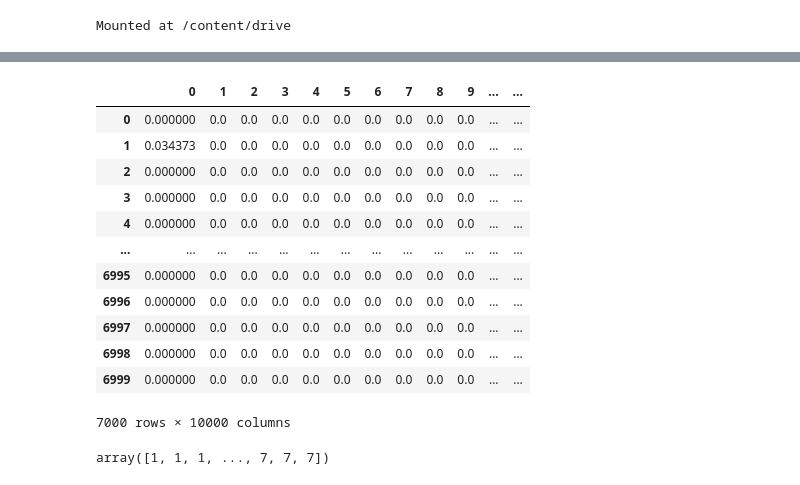
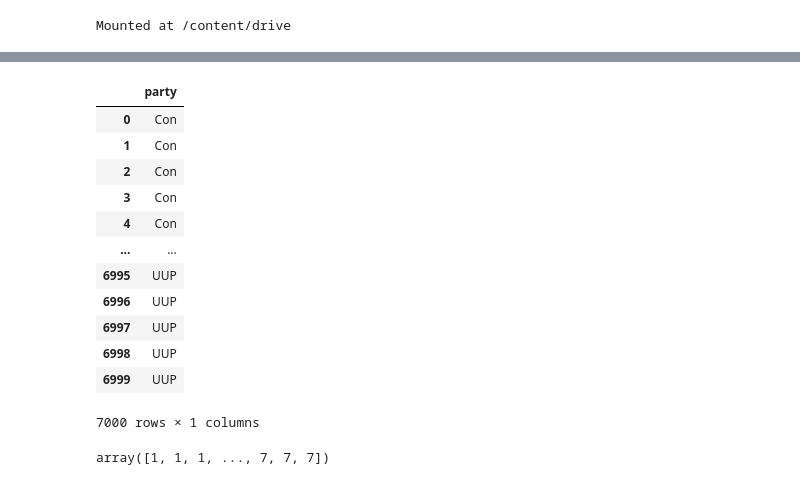
Before and after one commit to szaboildi/uk-pol-speech-classifier, a Jupyter notebook: notebooks/THL_model_svm.ipynb, the cells around one changed output, grey strips where cells are left out. Saved outputs shown, nothing was run; the diff lists cells and outputs as text; code cells hidden in the pictures.

```diff
--- a/notebooks/THL_model_svm.ipynb
+++ b/notebooks/THL_model_svm.ipynb
@@ -19,6 +19,6 @@ from sklearn.neighbors import KNeighborsClassifier
 from scipy.stats import uniform, randint
 # %%
 # Loading data
-X = pd.read_csv("~/code/uk-pol-speech-classifier/notebooks/features_1000sample_400min_600cutoff.csv")
-y = pd.read_csv("~/code/uk-pol-speech-classifier/notebooks/target_1000sample_400min_600cutoff.csv")
+X = pd.read_csv("/home/hailinh/code/szaboildi/uk-pol-speech-classifier/processed_data/features_1000sample_400min_600cutoff_tfidf.csv")
+y = pd.read_csv("/home/hailinh/code/szaboildi/uk-pol-speech-classifier/processed_data/target_1000sample_400min_600cutoff_tfidf.csv")
 # %%
@@ -26,18 +40,18 @@ X = X.drop(columns="Unnamed: 0")
 # %%
-X
+y
 # %% [output]
-|  | 0 | 1 | 2 | 3 | 4 | 5 | 6 | 7 | 8 | 9 | ... | ... |
-| 0 | 0.000000 | 0.0 | 0.0 | 0.0 | 0.0 | 0.0 | 0.0 | 0.0 | 0.0 | 0.0 | ... | ... |
-| 1 | 0.034373 | 0.0 | 0.0 | 0.0 | 0.0 | 0.0 | 0.0 | 0.0 | 0.0 | 0.0 | ... | ... |
-| 2 | 0.000000 | 0.0 | 0.0 | 0.0 | 0.0 | 0.0 | 0.0 | 0.0 | 0.0 | 0.0 | ... | ... |
-| 3 | 0.000000 | 0.0 | 0.0 | 0.0 | 0.0 | 0.0 | 0.0 | 0.0 | 0.0 | 0.0 | ... | ... |
-| 4 | 0.000000 | 0.0 | 0.0 | 0.0 | 0.0 | 0.0 | 0.0 | 0.0 | 0.0 | 0.0 | ... | ... |
-| ... | ... | ... | ... | ... | ... | ... | ... | ... | ... | ... | ... | ... |
-| 6995 | 0.000000 | 0.0 | 0.0 | 0.0 | 0.0 | 0.0 | 0.0 | 0.0 | 0.0 | 0.0 | ... | ... |
-| 6996 | 0.000000 | 0.0 | 0.0 | 0.0 | 0.0 | 0.0 | 0.0 | 0.0 | 0.0 | 0.0 | ... | ... |
-| 6997 | 0.000000 | 0.0 | 0.0 | 0.0 | 0.0 | 0.0 | 0.0 | 0.0 | 0.0 | 0.0 | ... | ... |
-| 6998 | 0.000000 | 0.0 | 0.0 | 0.0 | 0.0 | 0.0 | 0.0 | 0.0 | 0.0 | 0.0 | ... | ... |
-| 6999 | 0.000000 | 0.0 | 0.0 | 0.0 | 0.0 | 0.0 | 0.0 | 0.0 | 0.0 | 0.0 | ... | ... |
+|  | party |
+| 0 | Con |
+| 1 | Con |
+| 2 | Con |
+| 3 | Con |
+| 4 | Con |
+| ... | ... |
+| 6995 | UUP |
+| 6996 | UUP |
+| 6997 | UUP |
+| 6998 | UUP |
+| 6999 | UUP |
-7000 rows × 10000 columns
+7000 rows × 1 columns
 # %%
 # Convert one-hot encoded target array back to class labels
```
Also changed, not shown: parts of 6 cells of this notebook.
